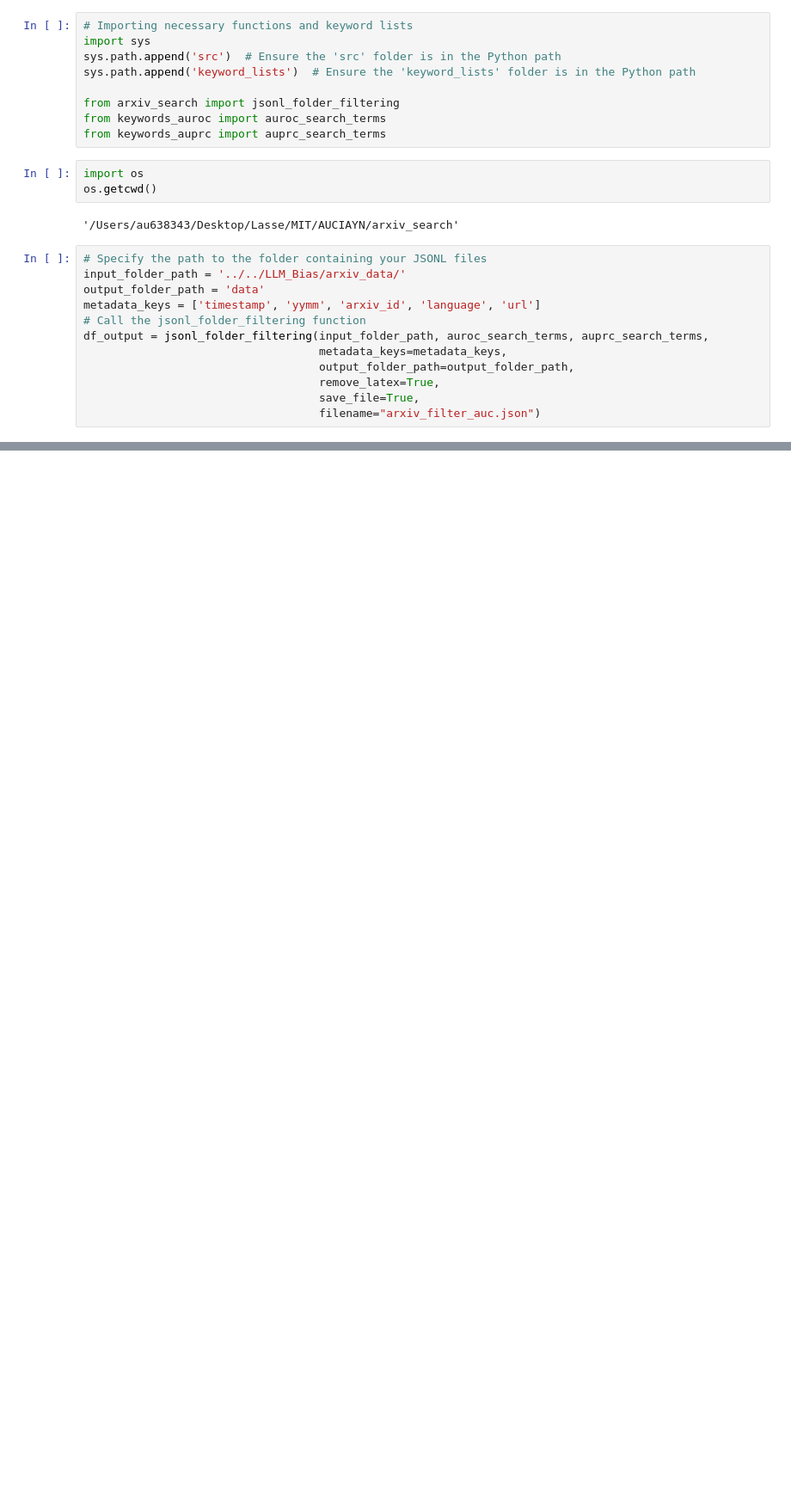
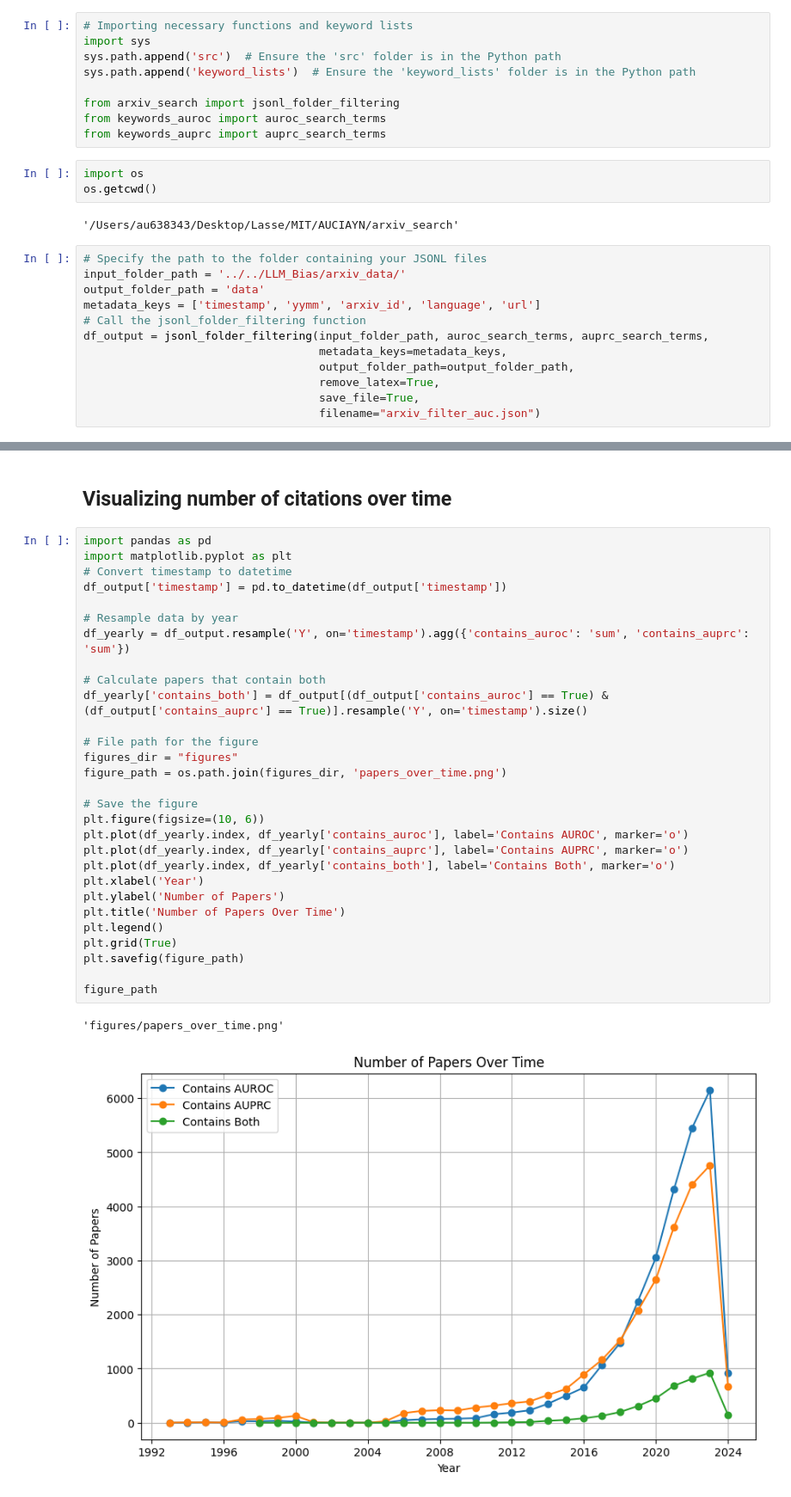
Before and after one commit to Lassehhansen/Arxiv_search, a Jupyter notebook: search.ipynb, the cells around one changed output, grey strips where cells are left out. Shown: that part at 86% size. Drawn from its saved outputs; the diff is of its cells as text; blank space fills up the shorter version.

```diff
--- a/search.ipynb
+++ b/search.ipynb
@@ -42,0 +43,34 @@ df_output
+# %% [markdown]
+## Visualizing number of citations over time
+# %%
+import pandas as pd
+import matplotlib.pyplot as plt
+# Convert timestamp to datetime
+df_output['timestamp'] = pd.to_datetime(df_output['timestamp'])
+
+# Resample data by year
+df_yearly = df_output.resample('Y', on='timestamp').agg({'contains_auroc': 'sum', 'contains_auprc': 'sum'})
+
+# Calculate papers that contain both
+df_yearly['contains_both'] = df_output[(df_output['contains_auroc'] == True) & (df_output['contains_auprc'] == True)].resample('Y', on='timestamp').size()
+
+# File path for the figure
+figures_dir = "figures"
+figure_path = os.path.join(figures_dir, 'papers_over_time.png')
+
+# Save the figure
+plt.figure(figsize=(10, 6))
+plt.plot(df_yearly.index, df_yearly['contains_auroc'], label='Contains AUROC', marker='o')
+plt.plot(df_yearly.index, df_yearly['contains_auprc'], label='Contains AUPRC', marker='o')
+plt.plot(df_yearly.index, df_yearly['contains_both'], label='Contains Both', marker='o')
+plt.xlabel('Year')
+plt.ylabel('Number of Papers')
+plt.title('Number of Papers Over Time')
+plt.legend()
+plt.grid(True)
+plt.savefig(figure_path)
+
+figure_path
+# %% [output]
+'figures/papers_over_time.png'
+[figure, added]
```
Also changed, not shown: parts of 3 cells of this notebook, 2 other files.
